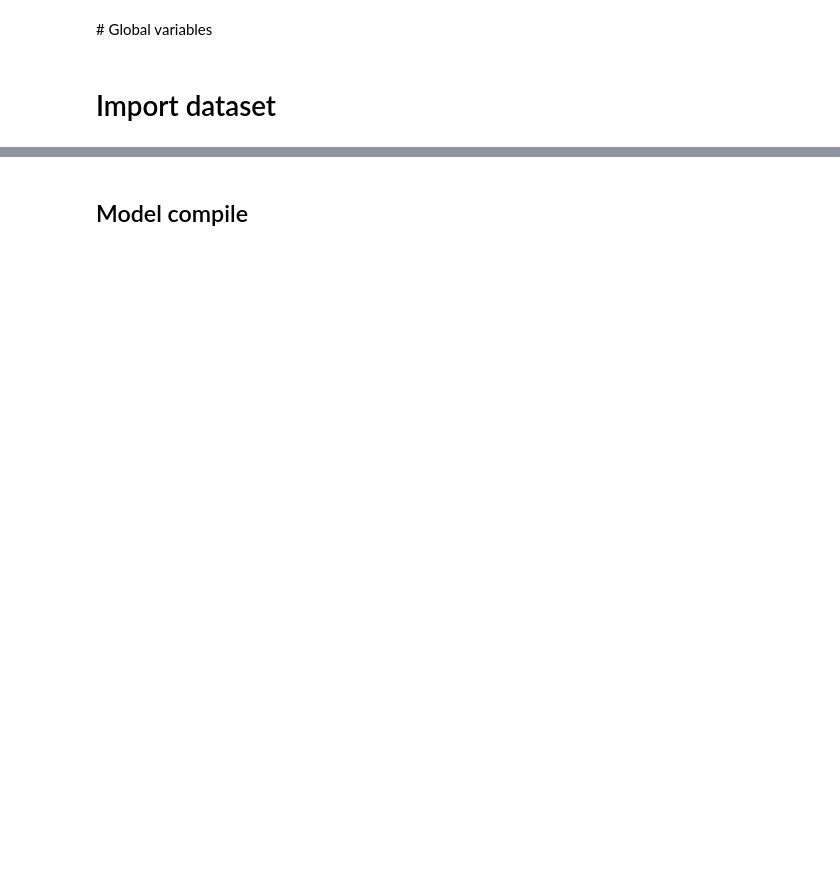
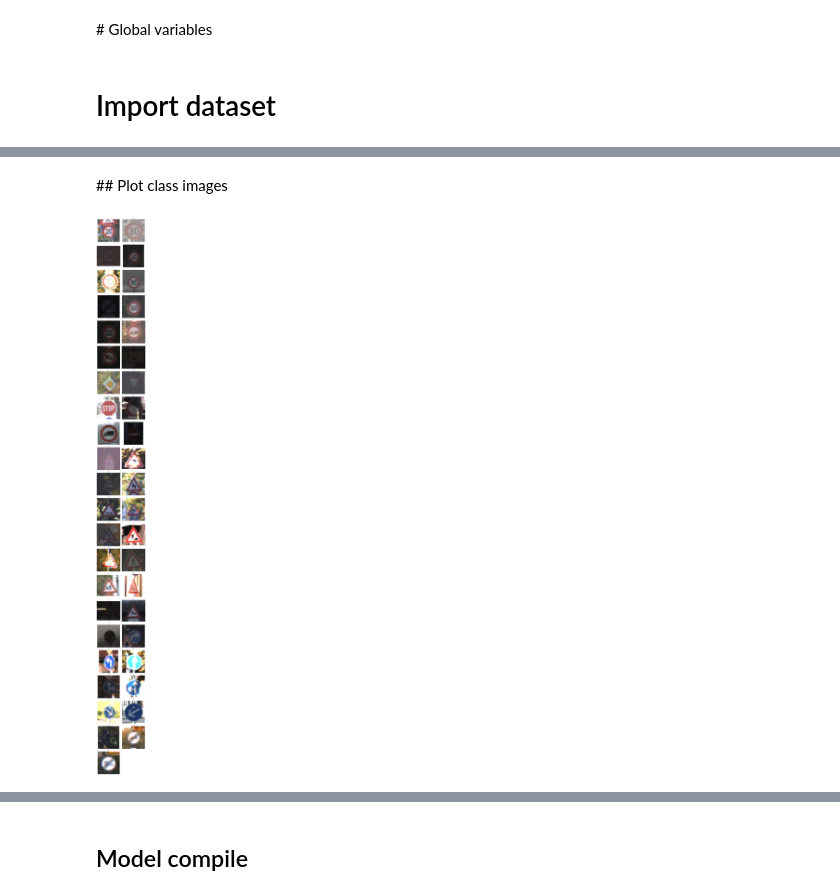
Before and after one commit to alcalderagl/self_driving_car, a Jupyter notebook: ConvNN.ipynb, the cells around one changed output, grey strips where cells are left out. Cells and saved outputs as stored; diff of their text form; code cells hidden in the pictures; blank space fills up the shorter version.

```diff
--- a/ConvNN.ipynb
+++ b/ConvNN.ipynb
@@ -116,15 +84,0 @@ print(classes)
-# %%
-samples = train_df.groupby('ClassId').first().reset_index()
-sample_imgs = []
-sample_labels = []
-n_samples = len(samples)
-
-for _, row in samples.iterrows():
-    image = Image.open(f"{path}/{row['Path']}")
-
-    roi = image.crop((row['Roi.X1'], row['Roi.Y1'], row['Roi.X2'], row['Roi.Y2']))
-    roi_resized = roi.resize((28, 28))
-    sample_labels.append(row['ClassId'])
-    sample_imgs.append(roi_resized)
-
-utils.plot_images(images=sample_imgs, labels=sample_labels, nrows=round(n_samples/2), ncols=ncols, figsize=(6,66))
@@ -146,0 +147,23 @@ Image shape: (28, 28)
+# %% [markdown]
+## Plot class images
+# %%
+# Selecciona la primera imagen de cada clase
+samples = train_df.groupby('ClassId').first().reset_index()
+
+# Listas para almacenar imágenes y sus etiquetas
+sample_imgs = []
+sample_labels = []
+
+# Número total de clases (43 en GTSRB)
+n_samples = len(samples)
+
+# Itera sobre cada clase y carga su imagen representativa
+for _, row in samples.iterrows():
+    image = Image.open(f"{path}/{row['Path']}")  # Abre la imagen desde su ruta
+    sample_labels.append(row['ClassId'])         # Guarda el ID de la clase
+    sample_imgs.append(image)                    # Guarda la imagen
+
+# Muestra una imagen por clase en una cuadrícula vertical
+utils.plot_images(images=sample_imgs, labels=sample_labels, nrows=round(n_samples/2), ncols=ncols, figsize=(6,66))
+# %% [output]
+[figure, added]
```
Also changed, not shown: parts of 77 cells of this notebook.
